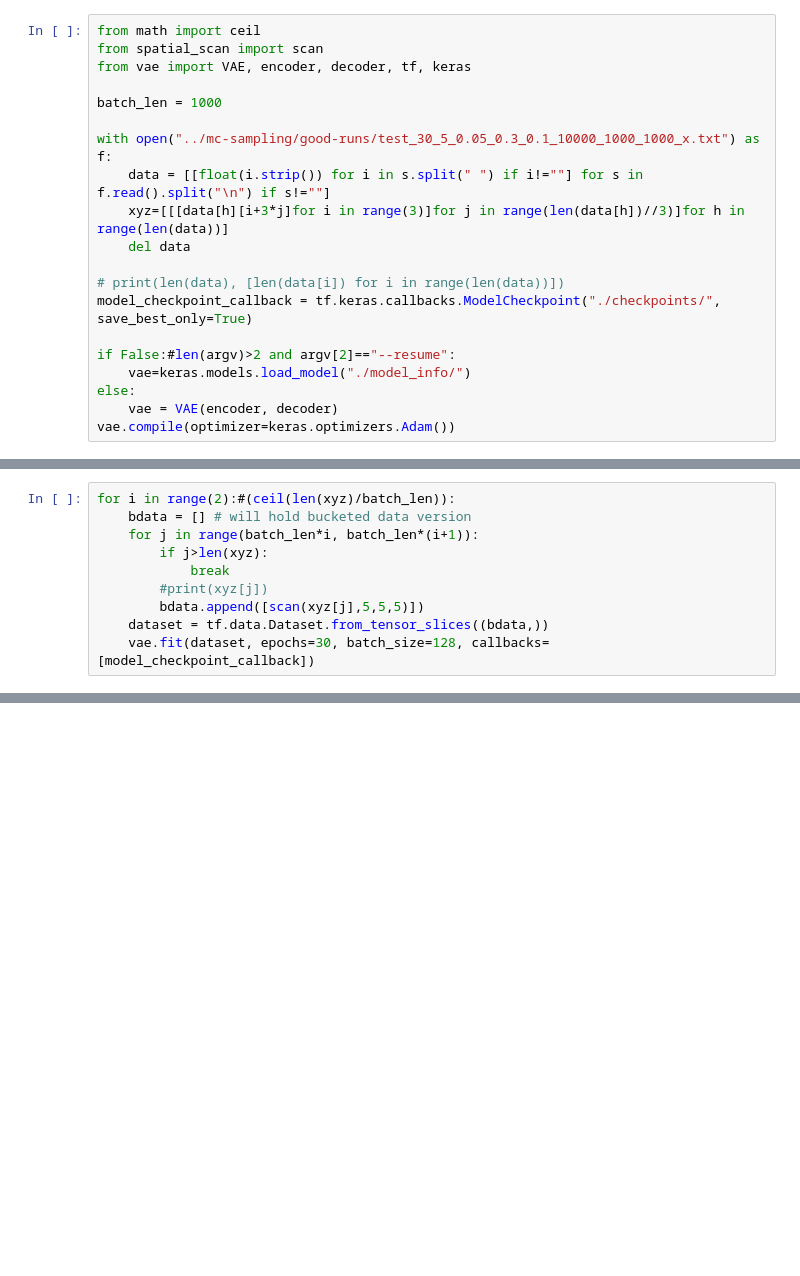
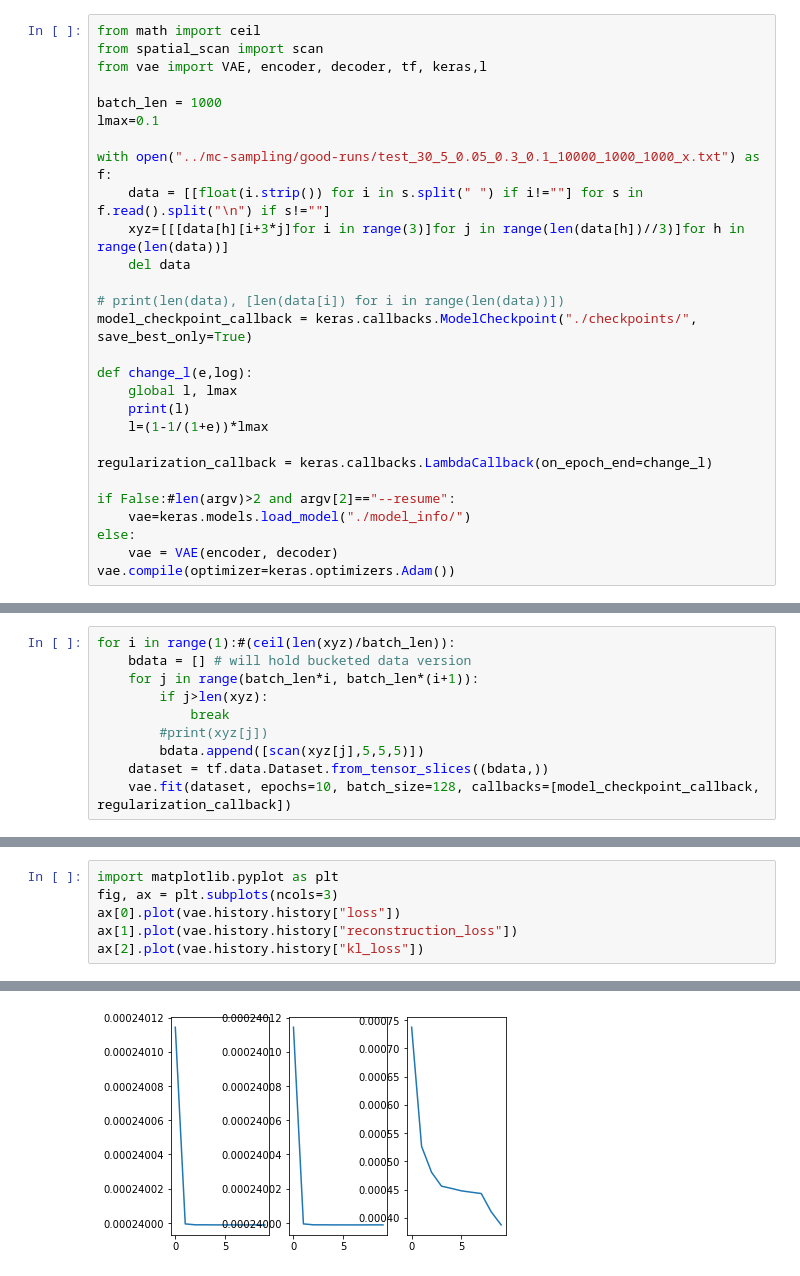
Before and after one commit to group9ine/variational-autoencoders, a Jupyter notebook: vae/run.ipynb, the cells around one changed output, grey strips where cells are left out. Saved outputs shown, nothing was run; the diff lists cells and outputs as text; blank space fills up the shorter version.

Commit message:
model info

```diff
--- a/vae/run.ipynb
+++ b/vae/run.ipynb
@@ -1,9 +1,10 @@
 # %%
 from math import ceil
 from spatial_scan import scan
-from vae import VAE, encoder, decoder, tf, keras
+from vae import VAE, encoder, decoder, tf, keras,l
 
 batch_len = 1000
+lmax=0.1
 
 with open("../mc-sampling/good-runs/test_30_5_0.05_0.3_0.1_10000_1000_1000_x.txt") as f:
     data = [[float(i.strip()) for i in s.split(" ") if i!=""] for s in f.read().split("\n") if s!=""]
@@ -11,7 +12,14 @@ with open("../mc-sampling/good-runs/test_30_5_0.05_0.3_0.1_10000_1000_1000_x.txt
     del data
 
 # print(len(data), [len(data[i]) for i in range(len(data))])
-model_checkpoint_callback = tf.keras.callbacks.ModelCheckpoint("./checkpoints/", save_best_only=True)
+model_checkpoint_callback = keras.callbacks.ModelCheckpoint("./checkpoints/", save_best_only=True)
+
+def change_l(e,log):
+    global l, lmax
+    print(l)
+    l=(1-1/(1+e))*lmax
+
+regularization_callback = keras.callbacks.LambdaCallback(on_epoch_end=change_l)
 
 if False:#len(argv)>2 and argv[2]=="--resume":
     vae=keras.models.load_model("./model_info/")
@@ -30,11 +38,11 @@ To enable them in other operations, rebuild TensorFlow with the appropriate comp
 To enable them in other operations, rebuild TensorFlow with the appropriate compiler flags.
-# %%
-for i in range(2):#(ceil(len(xyz)/batch_len)):
-    bdata = [] # will hold bucketed data version
-    for j in range(batch_len*i, batch_len*(i+1)):
-        if j>len(xyz):
-            break
-        #print(xyz[j])
-        bdata.append([scan(xyz[j],5,5,5)])
-    dataset = tf.data.Dataset.from_tensor_slices((bdata,))
-    vae.fit(dataset, epochs=30, batch_size=128, callbacks=[model_checkpoint_callback])
+# %%
+for i in range(1):#(ceil(len(xyz)/batch_len)):
+    bdata = [] # will hold bucketed data version
+    for j in range(batch_len*i, batch_len*(i+1)):
+        if j>len(xyz):
+            break
+        #print(xyz[j])
+        bdata.append([scan(xyz[j],5,5,5)])
+    dataset = tf.data.Dataset.from_tensor_slices((bdata,))
+    vae.fit(dataset, epochs=10, batch_size=128, callbacks=[model_checkpoint_callback, regularization_callback])
@@ -89,0 +109,7 @@ ValueError: Model <vae.VAE object at 0x...> cannot be saved either because the i
+# %%
+import matplotlib.pyplot as plt
+fig, ax = plt.subplots(ncols=3)
+ax[0].plot(vae.history.history["loss"])
+ax[1].plot(vae.history.history["reconstruction_loss"])
+ax[2].plot(vae.history.history["kl_loss"])
+# %% [output]
@@ -89,0 +117 @@ ValueError: Model <vae.VAE object at 0x...> cannot be saved either because the i
+[figure, added]
```
Also changed, not shown: parts of 7 cells of this notebook, 9 other files.
